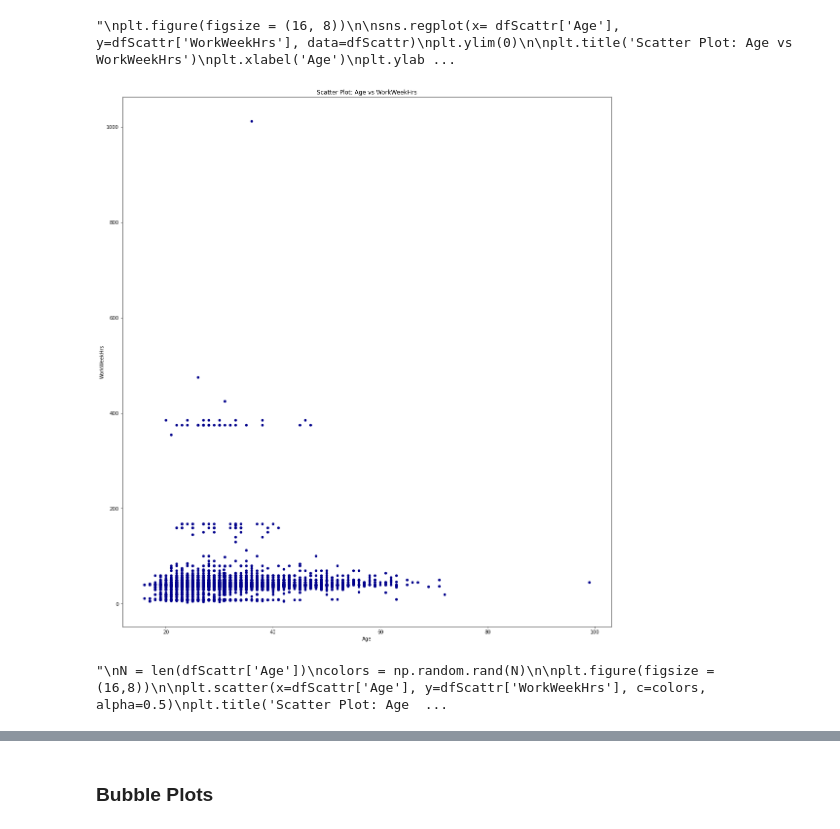
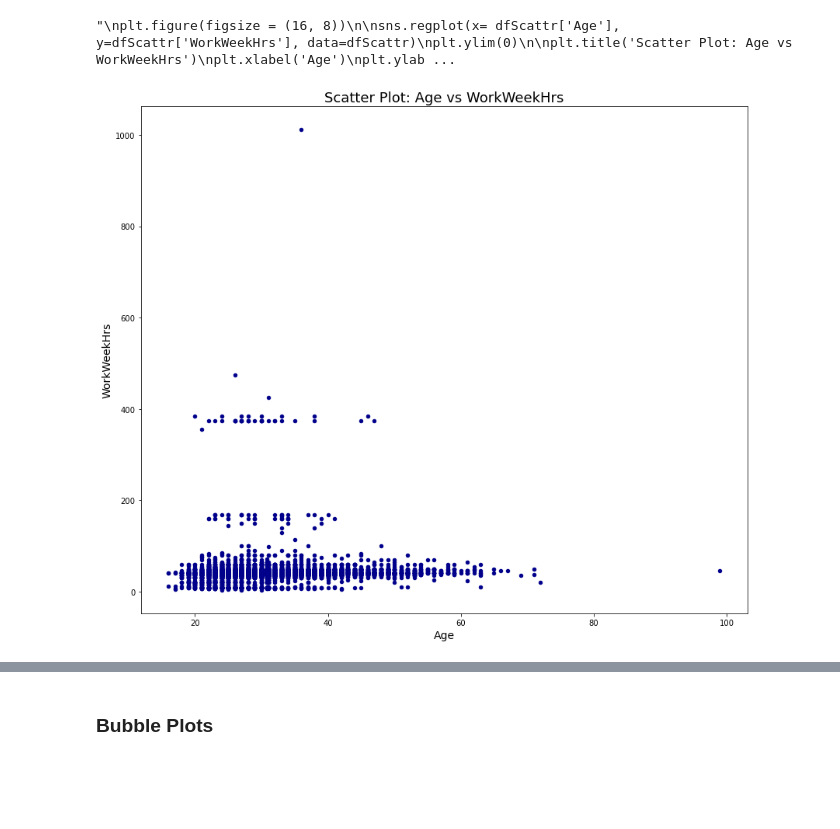
Before and after one commit to bahamalytixs/Capstone-Module, a Jupyter notebook: HR-M4DataVisualization-lab-Final.ipynb, the cells around one changed output, grey strips where cells are left out. Saved outputs shown, nothing was run; the diff lists cells and outputs as text; code cells hidden in the pictures; blank space fills up the shorter version.

```diff
--- a/HR-M4DataVisualization-lab-Final.ipynb
+++ b/HR-M4DataVisualization-lab-Final.ipynb
@@ -190,9 +223,9 @@ df['Age'].isnull().sum()  #See if any Missing Values
 287
 # %%
 # Replacement of Missing Values with Mean of AGE
-
-meanAge = df['Age'].mean()
-df['Age'].replace(np.nan, meanAge, inplace=True)
+if df['Age'].isnull().sum():  #See if any Missing Values
+    meanAge = df['Age'].mean()
+    df['Age'].replace(np.nan, meanAge, inplace=True)
 # %%
 # your code goes here - Working code
 """
@@ -270,35 +304,13 @@ plt.show()
 # %% [output]
 "\nplt.figure(figsize = (16, 8))\n\nsns.regplot(x= dfScattr['Age'], y=dfScattr['WorkWeekHrs'], data=dfScattr)\nplt.ylim(0)\n\nplt.title('Scatter Plot: Age vs WorkWeekHrs')\nplt.xlabel('Age')\nplt.ylab ...
 # %%
-#Data Visualization wit Python - Wk 4
+#Data Visualization with Python - Lecture Week 4
 
-dfScattr.plot(kind='scatter', x='Age', y='WorkWeekHrs', figsize=(18, 20), color='darkblue')
+dfScattr.plot(kind='scatter', x='Age', y='WorkWeekHrs', figsize=(14, 12), color='darkblue')
 
-plt.title('Scatter Plot: Age vs WorkWeekHrs')
-plt.xlabel('Age')
-plt.ylabel('WorkWeekHrs')
+plt.title('Scatter Plot: Age vs WorkWeekHrs', size=18)
+plt.xlabel('Age', size=14)
+plt.ylabel('WorkWeekHrs', size=14)
 plt.show()
 # %% [output]
-[figure, old version]
+[figure, new version]
-# %%
-# your code goes here - WORKING CODE; SIMILAR CHART TO ONE ABOVE
-#https://matplotlib.org/stable/gallery/shapes_and_collections/scatter.html
-
-"""
-sns.regplot(x= dfScattr['Age'], y=dfScattr['WorkWeekHrs'], data=dfScattr)
-plt.ylim(0)
-"""
-"""
-N = len(dfScattr['Age'])
-colors = np.random.rand(N)
-
-plt.figure(figsize = (16,8))
-
-plt.scatter(x=dfScattr['Age'], y=dfScattr['WorkWeekHrs'], c=colors, alpha=0.5)
-plt.title('Scatter Plot: Age vs WorkWeekHrs')
-plt.xlabel('Age')
-plt.ylabel('WorkWeekHrs')
-plt.show()
-"""
-# %% [output]
-"\nN = len(dfScattr['Age'])\ncolors = np.random.rand(N)\n\nplt.figure(figsize = (16,8))\n\nplt.scatter(x=dfScattr['Age'], y=dfScattr['WorkWeekHrs'], c=colors, alpha=0.5)\nplt.title('Scatter Plot: Age  ...
```
Also changed, not shown: parts of 81 cells of this notebook.
